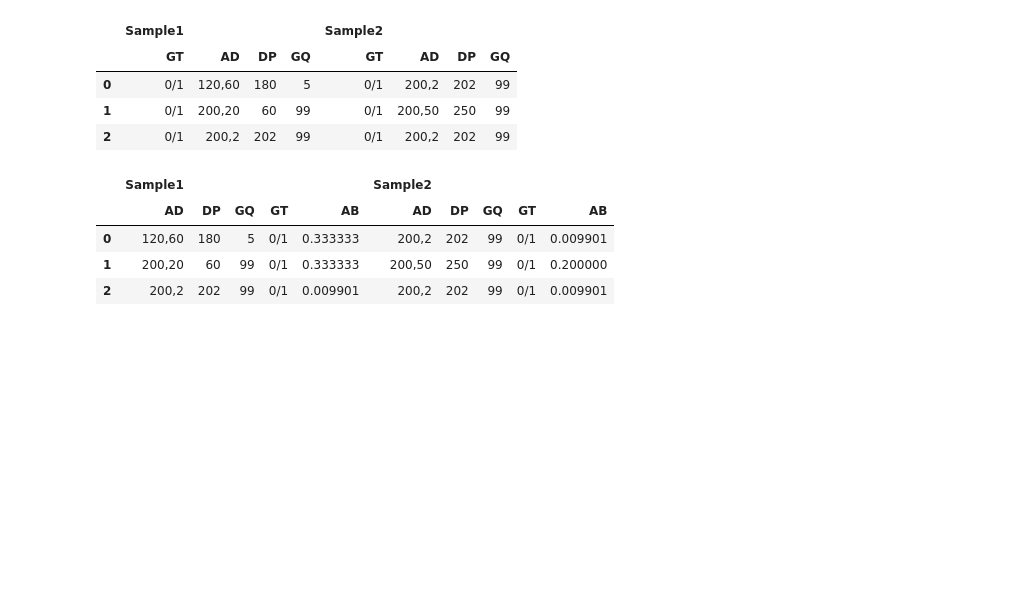
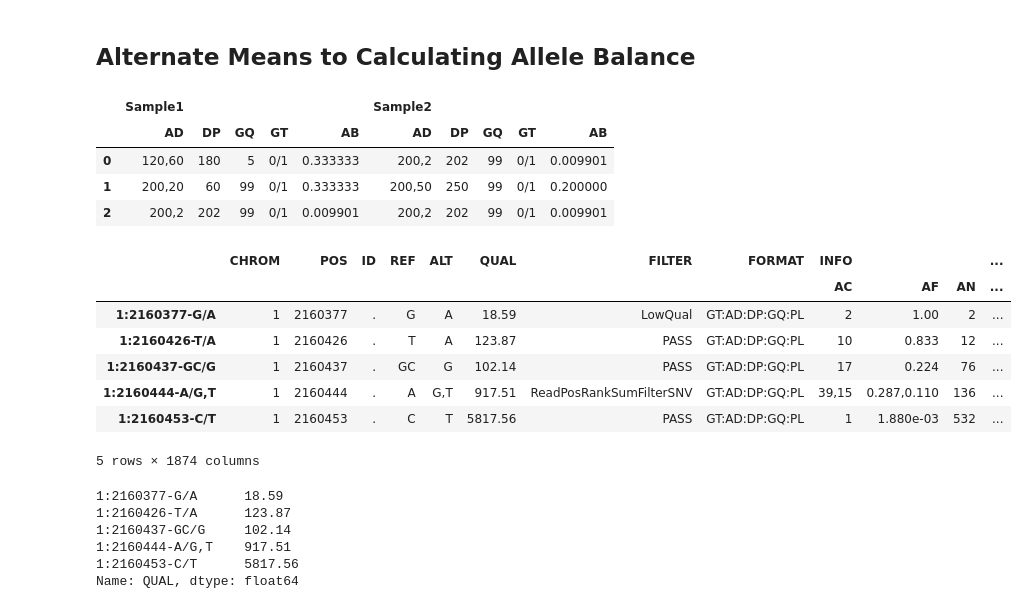
Before and after one commit to superDross/pdVCF, a Jupyter notebook: pdVCF/experiments/Untitled.ipynb, the cells around one changed output. Drawn from its saved outputs; the diff is of its cells as text; code cells hidden in the pictures; blank space fills up the shorter version.

```diff
--- a/pdVCF/experiments/Untitled.ipynb
+++ b/pdVCF/experiments/Untitled.ipynb
@@ -12,15 +12,8 @@ genotype_data = [
 genotype_columns = [['Sample1', 'Sample2'], ['GT', 'AD', 'DP', 'GQ']]
 cols = pd.MultiIndex.from_product(genotype_columns)
 df = pd.DataFrame(data=genotype_data, columns=cols)
-
-
-df
-# %% [output]
-|  | Sample1 |  |  |  | Sample2 |  |  |  |
-|  | GT | AD | DP | GQ | GT | AD | DP | GQ |
-| 0 | 0/1 | 120,60 | 180 | 5 | 0/1 | 200,2 | 202 | 99 |
-| 1 | 0/1 | 200,20 | 60 | 99 | 0/1 | 200,50 | 250 | 99 |
-| 2 | 0/1 | 200,2 | 202 | 99 | 0/1 | 200,2 | 202 | 99 |
+# %% [markdown]
+## Alternate Means to Calculating Allele Balance
 # %%
 # MUCH SLOWER THAN ORIGINAL SOLUTION
 df = pd.DataFrame(data=genotype_data, columns=cols)
@@ -40,3 +33,17 @@ unstacked
 | 0 | 120,60 | 180 | 5 | 0/1 | 0.333333 | 200,2 | 202 | 99 | 0/1 | 0.009901 |
 | 1 | 200,20 | 60 | 99 | 0/1 | 0.333333 | 200,50 | 250 | 99 | 0/1 | 0.200000 |
 | 2 | 200,2 | 202 | 99 | 0/1 | 0.009901 | 200,2 | 202 | 99 | 0/1 | 0.009901 |
+# %%
+from pdVCF.pdVCF import VCF
+f = "/home/david/projects/pdVCF/test/vcfs/testing3.vcf"
+v = VCF(f)
+v.vcf.head()
+# %% [output]
+|  | CHROM | POS | ID | REF | ALT | QUAL | FILTER | FORMAT | INFO |  |  | ... |
+|  |  |  |  |  |  |  |  |  | AC | AF | AN | ... |
+| 1:2160377-G/A | 1 | 2160377 | . | G | A | 18.59 | LowQual | GT:AD:DP:GQ:PL | 2 | 1.00 | 2 | ... |
+| 1:2160426-T/A | 1 | 2160426 | . | T | A | 123.87 | PASS | GT:AD:DP:GQ:PL | 10 | 0.833 | 12 | ... |
+| 1:2160437-GC/G | 1 | 2160437 | . | GC | G | 102.14 | PASS | GT:AD:DP:GQ:PL | 17 | 0.224 | 76 | ... |
+| 1:2160444-A/G,T | 1 | 2160444 | . | A | G,T | 917.51 | ReadPosRankSumFilterSNV | GT:AD:DP:GQ:PL | 39,15 | 0.287,0.110 | 136 | ... |
+| 1:2160453-C/T | 1 | 2160453 | . | C | T | 5817.56 | PASS | GT:AD:DP:GQ:PL | 1 | 1.880e-03 | 532 | ... |
+5 rows × 1874 columns
@@ -42,0 +55,9 @@ unstacked
+# %%
+v.vcf['QUAL'].head()
+# %% [output]
+1:2160377-G/A      18.59
+1:2160426-T/A      123.87
+1:2160437-GC/G     102.14
+1:2160444-A/G,T    917.51
+1:2160453-C/T      5817.56
+Name: QUAL, dtype: float64
```
Also changed, not shown: parts of 2 cells of this notebook, 3 other files.
